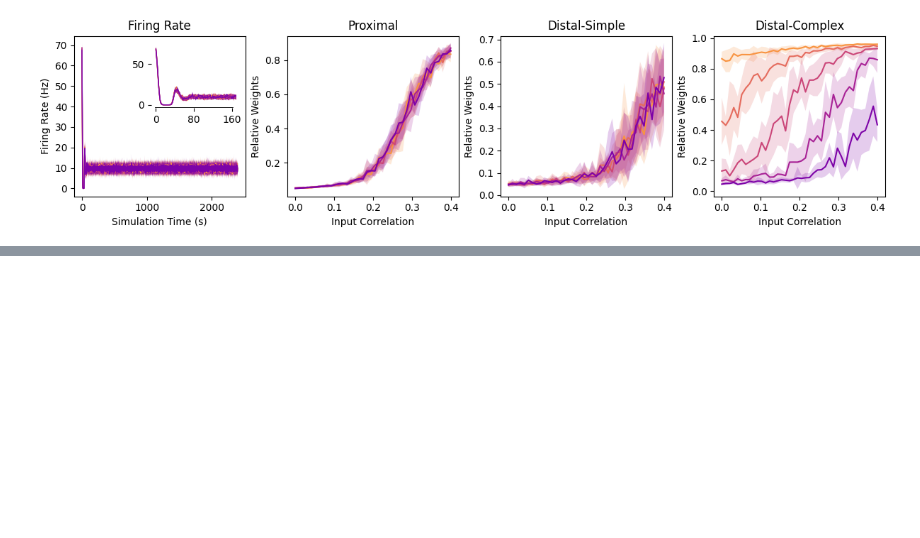
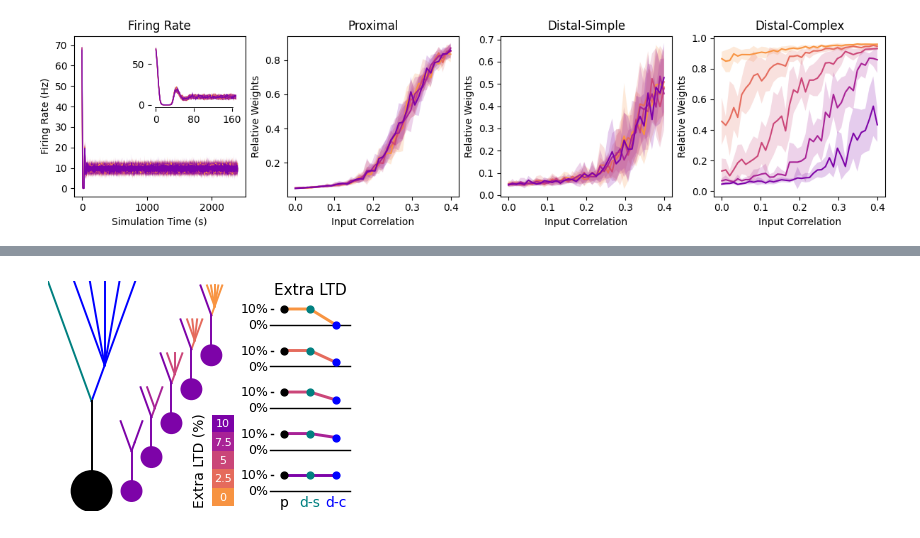
Before and after one commit to landoskape/plasticity-modeling, a Jupyter notebook: notebooks/iaf_correlation_analysis.ipynb, the cells around one changed output, grey strips where cells are left out. Cells and saved outputs as stored; diff of their text form; code cells hidden in the pictures; blank space fills up the shorter version.

```diff
--- a/notebooks/iaf_correlation.ipynb
+++ b/notebooks/iaf_correlation_analysis.ipynb
@@ -150,0 +69,96 @@ HBox(children=(VBox(children=(VBox(children=(HTML(value='<b>Parameters</b>'), In
+# %%
+import numpy as np
+from matplotlib import pyplot as plt
+from src.plotting import FigParams, Proximal, DistalSimple, DistalComplex
+from src.iaf.plotting import create_dpratio_colors
+from src.schematics import Neuron, DPRatio, neuron_color_kwargs
+
+num_neurons = 5
+dpratio_colors = create_dpratio_colors(num_neurons)[0]
+dpratios = np.linspace(0, 1, num_neurons) # relative to maxratio yvalue
+group_colors = [Proximal.color, DistalSimple.color, DistalComplex.color]
+labels = [Proximal.tinylabel, DistalSimple.tinylabel, DistalComplex.tinylabel]
+
+# Build figure and axes
+fig = plt.figure(figsize=(4, 4))#, **FigParams.all_fig_params())
+ax_schematic = fig.add_subplot(1, 1, 1)
+
+bounds = []
+
+# Add schematic figure
+neuron = Neuron(linewidth=FigParams.thicklinewidth)
+elements = neuron.plot(ax_schematic, origin=(0, 0), scale=1.0, **neuron_color_kwargs(*group_colors))
+bounds.append(neuron.get_bounds(elements))
+
+xoffset = 1
+yoffset = 0
+xshift = 0.5
+yshift = 0.85
+for icolor, complex_color in enumerate(reversed(dpratio_colors)):
+    origin = xoffset + icolor * xshift, yoffset + icolor * yshift
+    c_colors = neuron_color_kwargs(dpratio_colors[-1], dpratio_colors[-1], complex_color)
+    smaller_design = {"soma_size": 0.5, "trunk_height": 0.75, "tuft_height": 0.75, "complex_tuft_branches": 1 + icolor}
+    elements = neuron.plot(ax_schematic, linewidth=FigParams.thicklinewidth, origin=origin, scale=1.0, **c_colors, **smaller_design)
+    bounds.append(neuron.get_bounds(elements))
+
+# Create the DPRatio object
+max_ratio = 0.4
+width = 2
+pinch=0.175
+yticks = [0, max_ratio]
+markersize = 12
+ytitle_yoffset = 0.29
+yschema_shift = 2.6
+pointcolors = [Proximal.color, DistalSimple.color, DistalComplex.color]
+labelcolors = [Proximal.color, DistalSimple.color, DistalComplex.color]
+dpratio = DPRatio(
+    width=width,
+    baselinewidth=FigParams.linewidth,
+    linewidth=FigParams.thicklinewidth * 1.5,
+    pinch=pinch,
+    yticks=yticks,
+    markersize=markersize * 2,
+    ytitle_yoffset=ytitle_yoffset
+)
+
+xmax = np.max([b[1] for b in bounds])
+for icolor, (complex_ratio, complex_color) in enumerate(zip(reversed(dpratios), reversed(dpratio_colors))):
+    origin = xmax + width + width/10, icolor * max_ratio * yschema_shift
+    cratios = np.array([1, 1, complex_ratio]) * max_ratio
+    _, limits = dpratio.plot(
+        ax_schematic,
+        origin=origin,
+        ratios=cratios,
+        linecolor=complex_color,
+        labels=labels if icolor==0 else None,
+        title="Extra LTD" if icolor == num_neurons - 1 else None,
+    )
+    bounds.append(limits)
+
+# Set axis limits
+xmin = np.min([b[0] for b in bounds])
+xmax = np.max([b[1] for b in bounds])
+ymin = np.min([b[2] for b in bounds])
+ymax = np.max([b[3] for b in bounds])
+ax_schematic.set_xlim(xmin, xmax)
+ax_schematic.set_ylim(ymin, ymax)
+ax_schematic.set_aspect("equal")
+ax_schematic.set_xticks([])
+ax_schematic.set_yticks([])
+for spine in ax_schematic.spines.values():
+    spine.set_visible(False)
+
+inset = ax_schematic.inset_axes([0.53, 0.02, 0.07, 0.4])
+inset.imshow(np.stack(dpratio_colors)[::-1][:, None], aspect="auto", extent=[0, 1, -0.5, num_neurons-0.5])
+for iratio, ratio in enumerate(dpratios):
+    inset.text(0.5, iratio, f"{ratio*10:1g}", ha="center", va="center", fontsize=8, color="w")
+
+inset.set_xticks([])
+inset.set_yticks([])
+inset.set_ylabel("Extra LTD (%)")
+for spine in inset.spines.values():
+    spine.set_visible(False)
+
+plt.show()
+# %% [output]
+[figure, added]
```
Also changed, not shown: parts of 5 cells of this notebook, 10 other files.
